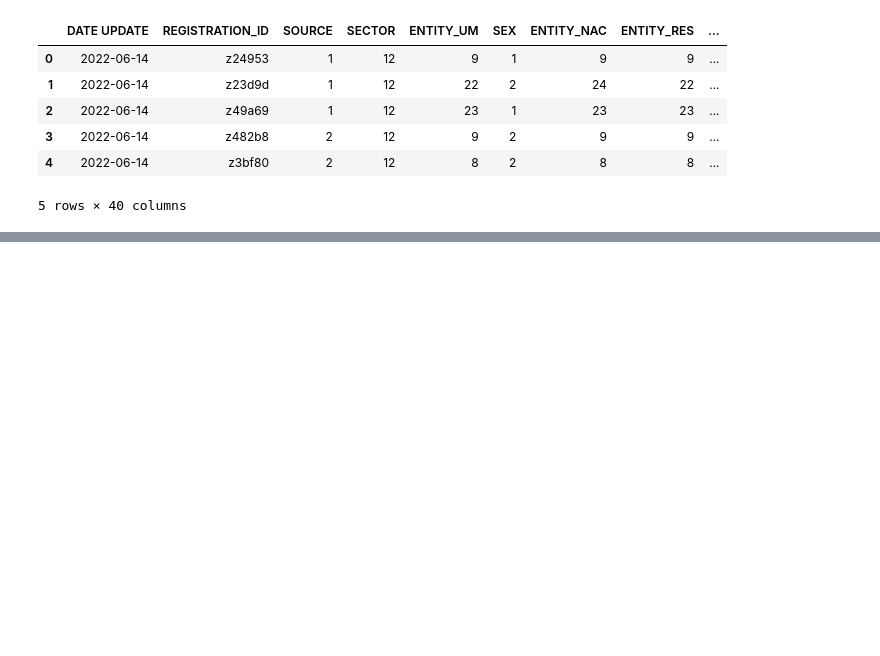
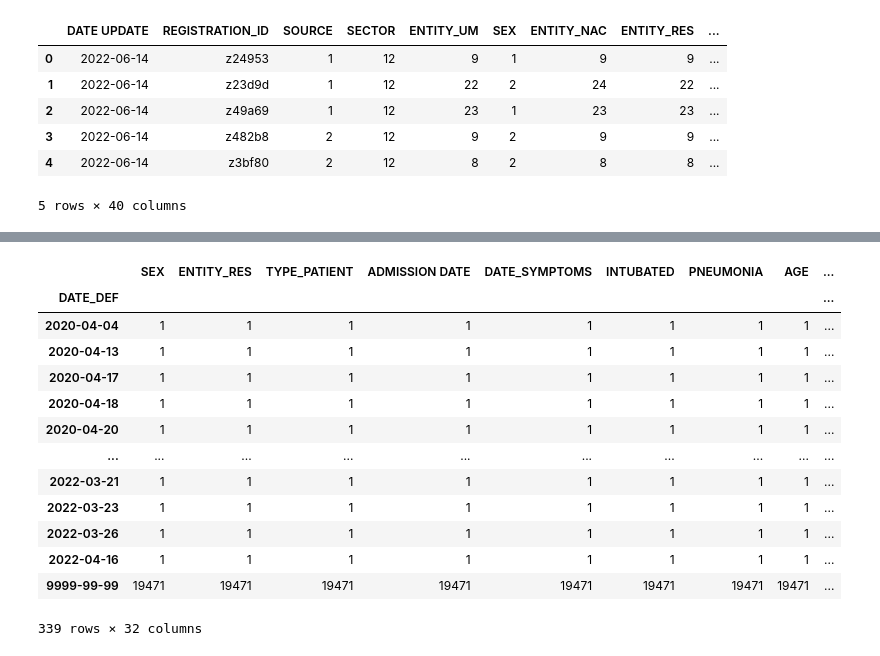
Before and after one commit to lindaperez/20_bk_AI_Covid19-Risk, a Jupyter notebook: Resources/Mexico_demographic_medical_condition.ipynb, the cells around one changed output, grey strips where cells are left out. Cells and saved outputs as stored; diff of their text form; code cells hidden in the pictures; blank space fills up the shorter version.

```diff
--- a/Resources/Mexico_demographic_medical_condition.ipynb
+++ b/Resources/Mexico_demographic_medical_condition.ipynb
@@ -99,0 +169,2 @@ df.head()
+# %%
+reqd_Index3 = df3[(df3['LAB_RESULT']==4) & (df3['RESULT_ANTIGEN']==97) &(df3['FINAL_CLASSIFICATION'] != 1) &(df3['FINAL_CLASSIFICATION'] != 2) ].index.tolist()
@@ -99,0 +175,7 @@ df.head()
+# %%
+df4 = df3.drop(index = reqd_Index3)
+# %%
+df4 = df4.drop(columns = 'ENTITY_NAC')
+# %%
+sample_df = df4.sample(20000)
+sample_df= sample_df.reset_index(drop=True)
@@ -99,0 +198,17 @@ df.head()
+# %%
+sample_df.groupby(['DATE_DEF']).count()
+# %% [output]
+|  | SEX | ENTITY_RES | TYPE_PATIENT | ADMISSION DATE | DATE_SYMPTOMS | INTUBATED | PNEUMONIA | AGE | ... |
+| DATE_DEF |  |  |  |  |  |  |  |  | ... |
+| 2020-04-04 | 1 | 1 | 1 | 1 | 1 | 1 | 1 | 1 | ... |
+| 2020-04-13 | 1 | 1 | 1 | 1 | 1 | 1 | 1 | 1 | ... |
+| 2020-04-17 | 1 | 1 | 1 | 1 | 1 | 1 | 1 | 1 | ... |
+| 2020-04-18 | 1 | 1 | 1 | 1 | 1 | 1 | 1 | 1 | ... |
+| 2020-04-20 | 1 | 1 | 1 | 1 | 1 | 1 | 1 | 1 | ... |
+| ... | ... | ... | ... | ... | ... | ... | ... | ... | ... |
+| 2022-03-21 | 1 | 1 | 1 | 1 | 1 | 1 | 1 | 1 | ... |
+| 2022-03-23 | 1 | 1 | 1 | 1 | 1 | 1 | 1 | 1 | ... |
+| 2022-03-26 | 1 | 1 | 1 | 1 | 1 | 1 | 1 | 1 | ... |
+| 2022-04-16 | 1 | 1 | 1 | 1 | 1 | 1 | 1 | 1 | ... |
+| 9999-99-99 | 19471 | 19471 | 19471 | 19471 | 19471 | 19471 | 19471 | 19471 | ... |
+339 rows × 32 columns
```
Also changed, not shown: parts of 37 cells of this notebook.
